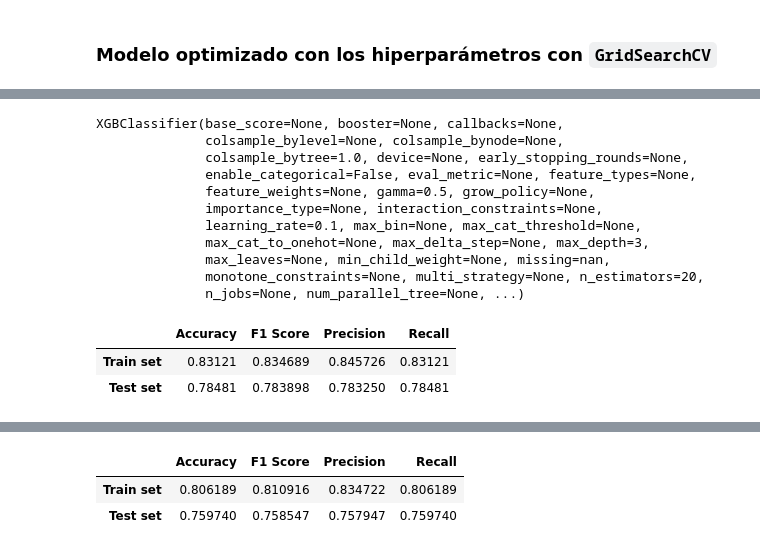
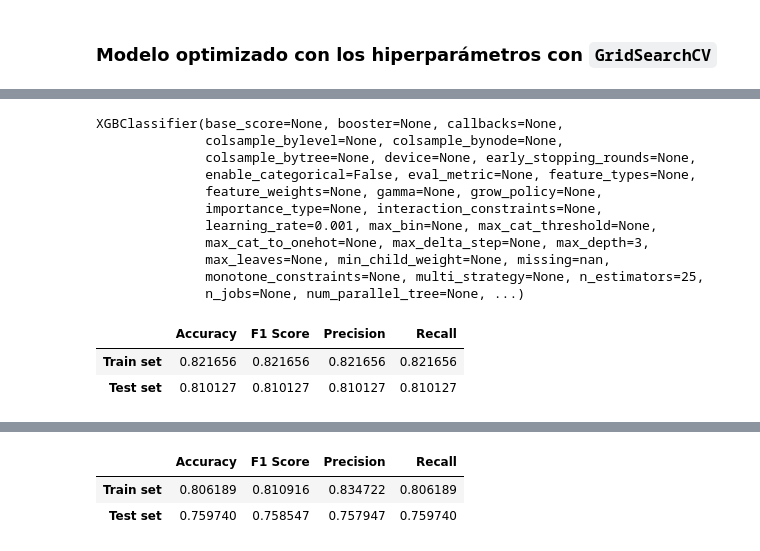
Before and after one commit to 4GeeksAcademy/pabloaznar-intro-ml, a Jupyter notebook: src/06-boosting.ipynb, the cells around one changed output, grey strips where cells are left out. Drawn from its saved outputs; the diff is of its cells as text; code cells hidden in the pictures.

Commit message:
[boosting] wip: day 2

```diff
--- a/src/06-boosting.ipynb
+++ b/src/06-boosting.ipynb
@@ -144,6 +146,28 @@ grid_3 = GridSearchCV(model_boosting_default_3,
                       param_grid_3,
                       scoring='recall',
                       cv=5)
+# %%
+param_grid_1 = {'n_estimators': list(range(5, 36, 5)),
+              'max_depth' : [2, 3, 5, 7],
+              'learning_rate': [0.001, 0.005, 0.01],
+              'subsample': [0.6, 0.8, 1.0],
+              'scale_pos_weight': [1, scale_pos_weight_1]}
+
+param_grid_3 = {'n_estimators': list(range(5, 36, 5)),
+              'max_depth' : [3, 5, 7, 10],
+              'learning_rate': [0.05, 0.1, 0.15],
+              'subsample': [0.6, 0.8, 1.0],
+              'scale_pos_weight': [1, scale_pos_weight_3]}
+
+grid_1 = GridSearchCV(default_bm_1,
+                      param_grid_1,
+                      scoring='recall',
+                      cv=5)
+
+grid_3 = GridSearchCV(default_bm_3,
+                      param_grid_3,
+                      scoring='recall',
+                      cv=5)
 # %%
 # Entrenamos el grid con los hiperparametros
 grid_1.fit(X_train_1, y_train_1)
@@ -169,36 +187,36 @@ KeyboardInterrupt:
 # %%
 #Modelos con los mejores parametros
-grid_boosting_1 = grid_1.best_estimator_
-grid_boosting_3 = grid_3.best_estimator_
+grid_bm_1 = grid_1.best_estimator_
+#grid_bm_3 = grid_3.best_estimator_
 # %%
 # Repetimos el entrenamiento pero ahora con el grid que tiene los hiperparametros establecidos
-grid_boosting_1.fit(X_train_1, y_train_1)
-grid_boosting_3.fit(X_train_3, y_train_3)
+grid_bm_1.fit(X_train_1, y_train_1)
+#grid_bm_3.fit(X_train_3, y_train_3)
 # %% [output]
 XGBClassifier(base_score=None, booster=None, callbacks=None,
               colsample_bylevel=None, colsample_bynode=None,
-              colsample_bytree=1.0, device=None, early_stopping_rounds=None,
+              colsample_bytree=None, device=None, early_stopping_rounds=None,
               enable_categorical=False, eval_metric=None, feature_types=None,
-              feature_weights=None, gamma=0.5, grow_policy=None,
+              feature_weights=None, gamma=None, grow_policy=None,
               importance_type=None, interaction_constraints=None,
-              learning_rate=0.1, max_bin=None, max_cat_threshold=None,
+              learning_rate=0.001, max_bin=None, max_cat_threshold=None,
               max_cat_to_onehot=None, max_delta_step=None, max_depth=3,
               max_leaves=None, min_child_weight=None, missing=nan,
-              monotone_constraints=None, multi_strategy=None, n_estimators=20,
+              monotone_constraints=None, multi_strategy=None, n_estimators=25,
               n_jobs=None, num_parallel_tree=None, ...)
 # %%
-y_pred_test_1_grid = grid_boosting_1.predict(X_test_1)
-y_pred_train_1_grid = grid_boosting_1.predict(X_train_1)
+y_pred_test_1_grid = grid_bm_1.predict(X_test_1)
+y_pred_train_1_grid = grid_bm_1.predict(X_train_1)
 
-y_pred_test_3_grid = grid_boosting_3.predict(X_test_3)
-y_pred_train_3_grid = grid_boosting_3.predict(X_train_3)
+#y_pred_test_3_grid = grid_bm_3.predict(X_test_3)
+#y_pred_train_3_grid = grid_bm_3.predict(X_train_3)
 # %%
-grid_boosting_model_metrics_1 = get_classifier_metrics(y_pred_test_1_grid, y_test_1, y_pred_train_1_grid, y_train_1, average='weighted')
+grid_boosting_model_metrics_1 = get_classifier_metrics(y_pred_test_1_grid, y_test_1, y_pred_train_1_grid, y_train_1)
 grid_boosting_model_metrics_1
 # %% [output]
 |  | Accuracy | F1 Score | Precision | Recall |
-| Train set | 0.83121 | 0.834689 | 0.845726 | 0.83121 |
-| Test set | 0.78481 | 0.783898 | 0.783250 | 0.78481 |
+| Train set | 0.821656 | 0.821656 | 0.821656 | 0.821656 |
+| Test set | 0.810127 | 0.810127 | 0.810127 | 0.810127 |
 # %%
 report_bm_1 = classification_report(y_test_1, y_pred_test_1_grid)
 print(report_bm_1)
```
Also changed, not shown: parts of 18 cells of this notebook.
